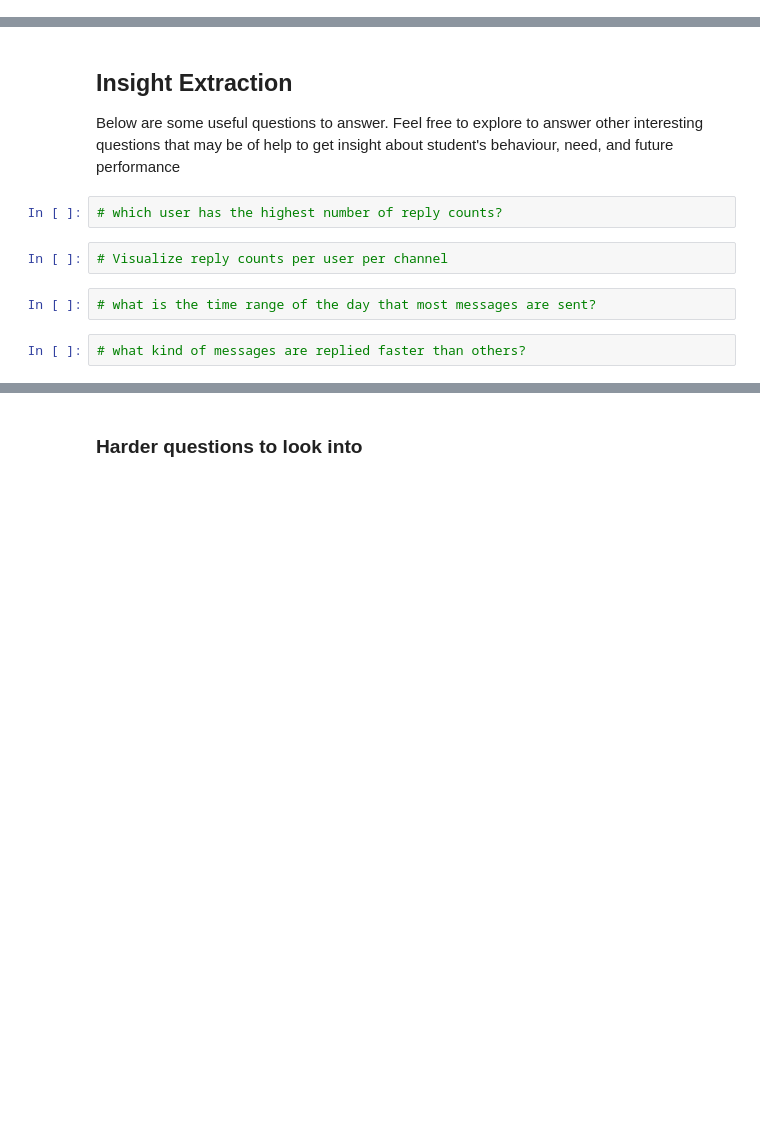
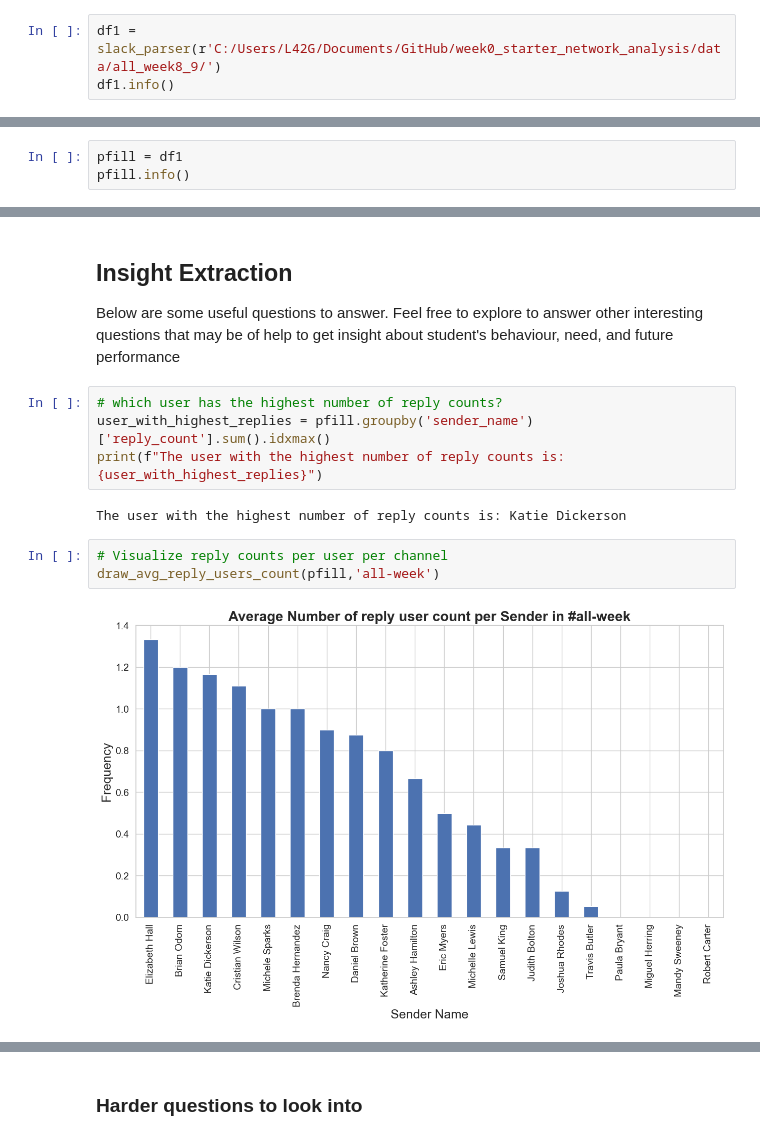
Before and after one commit to lamigaroma/week0_starter_network_analysis, a Jupyter notebook: notebooks/parse_slack_data.ipynb, the cells around one changed output, grey strips where cells are left out. Drawn from its saved outputs; the diff is of its cells as text; blank space fills up the shorter version.

Commit message:
EDA_All
All Explanatory Data Analysis added

```diff
--- a/notebooks/parse_slack_data.ipynb
+++ b/notebooks/parse_slack_data.ipynb
@@ -103,0 +169,3 @@ def process_slack_json_files(path_channel):
+# %%
+df1 = slack_parser(r'C:/Users/L42G/Documents/GitHub/week0_starter_network_analysis/data/all_week8_9/')
+df1.info()
@@ -346,3 +359,6 @@ def draw_user_reaction(data, channel='General'):
     plt.xlabel("Sender Name", size=18); plt.ylabel("Frequency", size=18);
     plt.xticks(size=14); plt.yticks(size=14);
     plt.show()
+# %%
+pfill = df1
+pfill.info()
@@ -352,9 +386,12 @@ def draw_user_reaction(data, channel='General'):
 Below are some useful questions to answer. Feel free to explore to answer other interesting questions that may be of help to get insight about student's behaviour, need, and future performance
 # %%
 # which user has the highest number of reply counts?
+user_with_highest_replies = pfill.groupby('sender_name')['reply_count'].sum().idxmax()
+print(f"The user with the highest number of reply counts is: {user_with_highest_replies}")
+# %% [output]
+The user with the highest number of reply counts is: Katie Dickerson
 # %%
 # Visualize reply counts per user per channel
+draw_avg_reply_users_count(pfill,'all-week')
+# %% [output]
+[figure, added]
-# %%
-# what is the time range of the day that most messages are sent?
-# %%
-# what kind of messages are replied faster than others?
```
Also changed, not shown: parts of 18 cells of this notebook, 1 other file.
